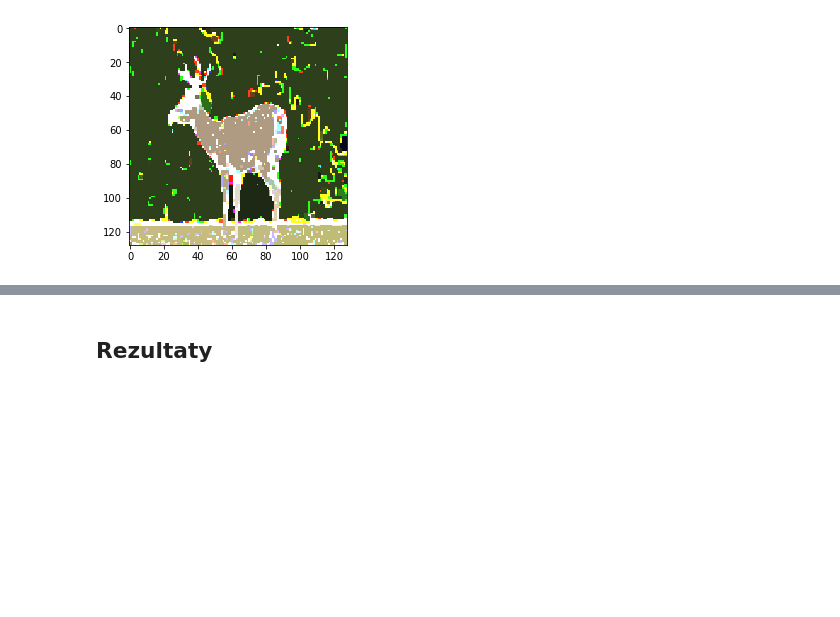
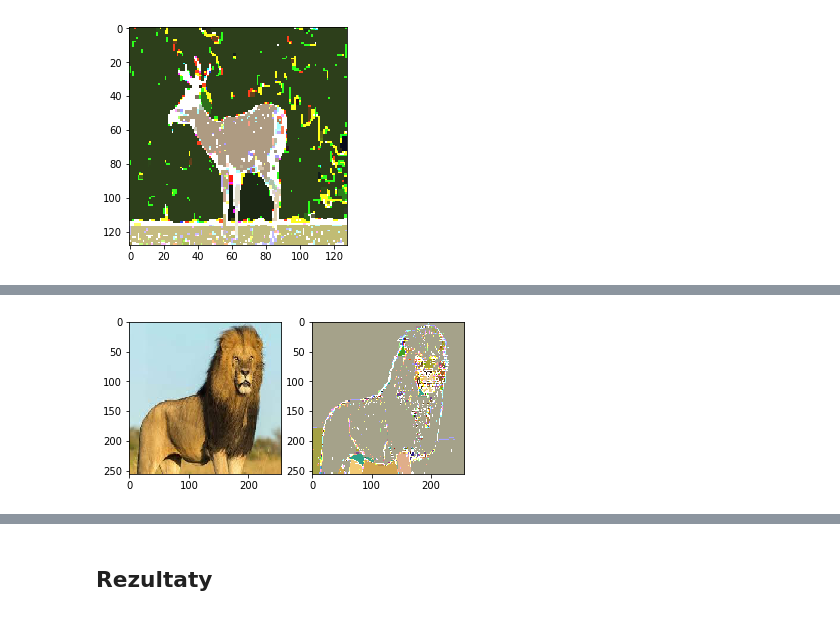
Before and after one commit to kolo-abb/Random-Scripts-And-Notes, a Jupyter notebook: Graph-Segmentation-First-Attempts/Segmentacja-k-spojnosc.ipynb, the cells around one changed output, grey strips where cells are left out. Saved outputs shown, nothing was run; the diff lists cells and outputs as text; code cells hidden in the pictures; blank space fills up the shorter version.

```diff
--- a/Graph-Segmentation-First-Attempts/Segmentacja-k-spojnosc.ipynb
+++ b/Graph-Segmentation-First-Attempts/Segmentacja-k-spojnosc.ipynb
@@ -210,0 +279,4 @@ plt.imshow(im)
+# %%
+two_connected_pipeline(image_path, 15, shape)
+# %% [output]
+[figure, added]
```
Also changed, not shown: parts of 19 cells of this notebook, 1 other file.
